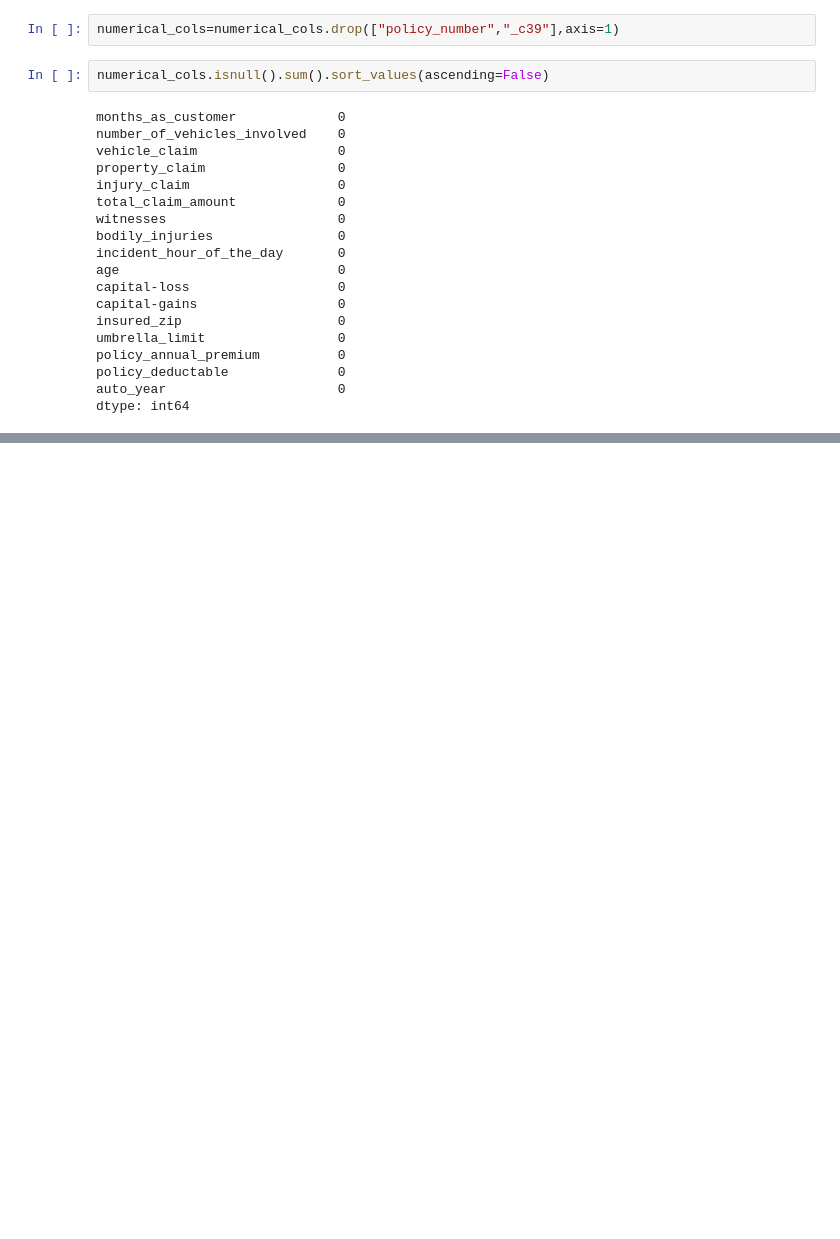
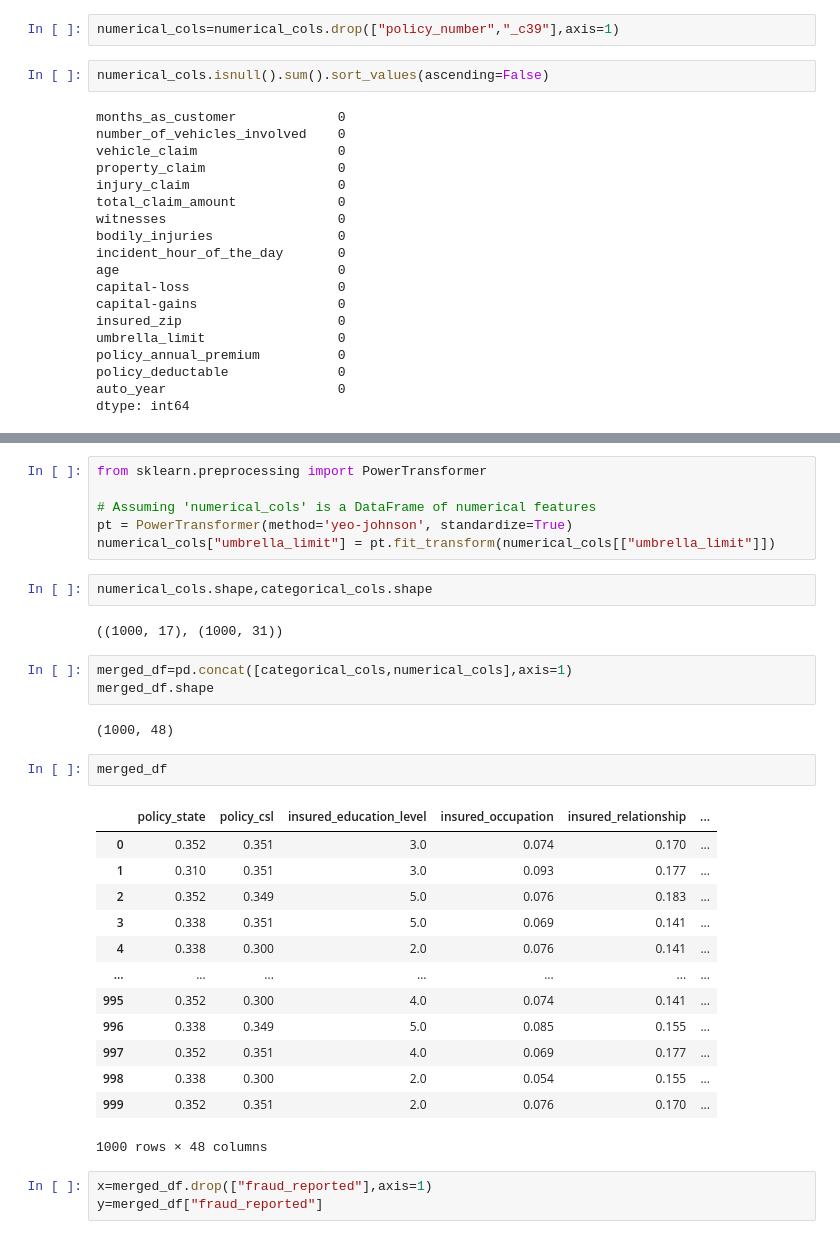
Before and after one commit to WaliaBhanu/Auto_Insurance_Fraud_Detection, a Jupyter notebook: experiments/auto.ipynb, the cells around one changed output, grey strips where cells are left out. Drawn from its saved outputs; the diff is of its cells as text; blank space fills up the shorter version.

```diff
--- a/experiments/auto.ipynb
+++ b/experiments/auto.ipynb
@@ -251,0 +296,34 @@ AttributeError: 'Series' object has no attribute 'boxplot'
+# %%
+from sklearn.preprocessing import PowerTransformer
+
+# Assuming 'numerical_cols' is a DataFrame of numerical features
+pt = PowerTransformer(method='yeo-johnson', standardize=True)
+numerical_cols["umbrella_limit"] = pt.fit_transform(numerical_cols[["umbrella_limit"]])
+# %%
+numerical_cols.shape,categorical_cols.shape
+# %% [output]
+((1000, 17), (1000, 31))
+# %%
+merged_df=pd.concat([categorical_cols,numerical_cols],axis=1)
+merged_df.shape
+# %% [output]
+(1000, 48)
+# %%
+merged_df
+# %% [output]
+|  | policy_state | policy_csl | insured_education_level | insured_occupation | insured_relationship | ... |
+| 0 | 0.352 | 0.351 | 3.0 | 0.074 | 0.170 | ... |
+| 1 | 0.310 | 0.351 | 3.0 | 0.093 | 0.177 | ... |
+| 2 | 0.352 | 0.349 | 5.0 | 0.076 | 0.183 | ... |
+| 3 | 0.338 | 0.351 | 5.0 | 0.069 | 0.141 | ... |
+| 4 | 0.338 | 0.300 | 2.0 | 0.076 | 0.141 | ... |
+| ... | ... | ... | ... | ... | ... | ... |
+| 995 | 0.352 | 0.300 | 4.0 | 0.074 | 0.141 | ... |
+| 996 | 0.338 | 0.349 | 5.0 | 0.085 | 0.155 | ... |
+| 997 | 0.352 | 0.351 | 4.0 | 0.069 | 0.177 | ... |
+| 998 | 0.338 | 0.300 | 2.0 | 0.054 | 0.155 | ... |
+| 999 | 0.352 | 0.351 | 2.0 | 0.076 | 0.170 | ... |
+1000 rows × 48 columns
+# %%
+x=merged_df.drop(["fraud_reported"],axis=1)
+y=merged_df["fraud_reported"]
```
Also changed, not shown: parts of 29 cells of this notebook.
